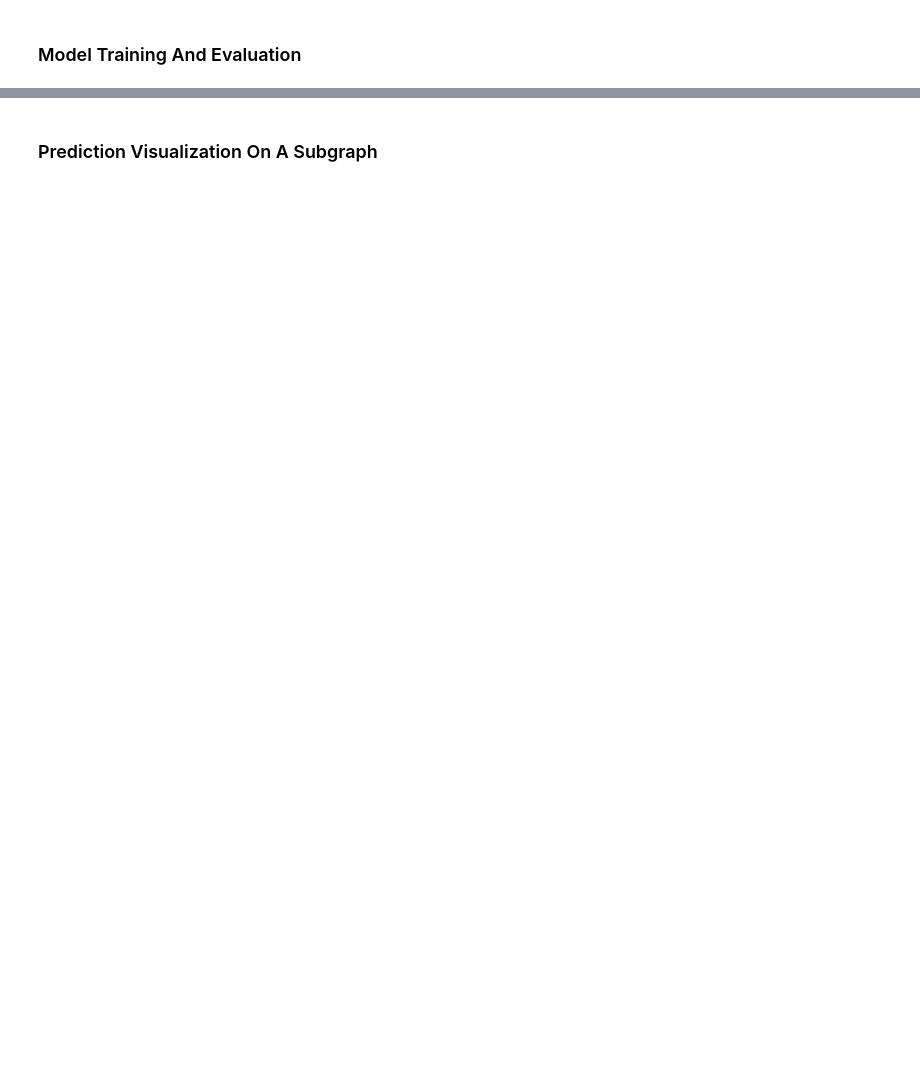
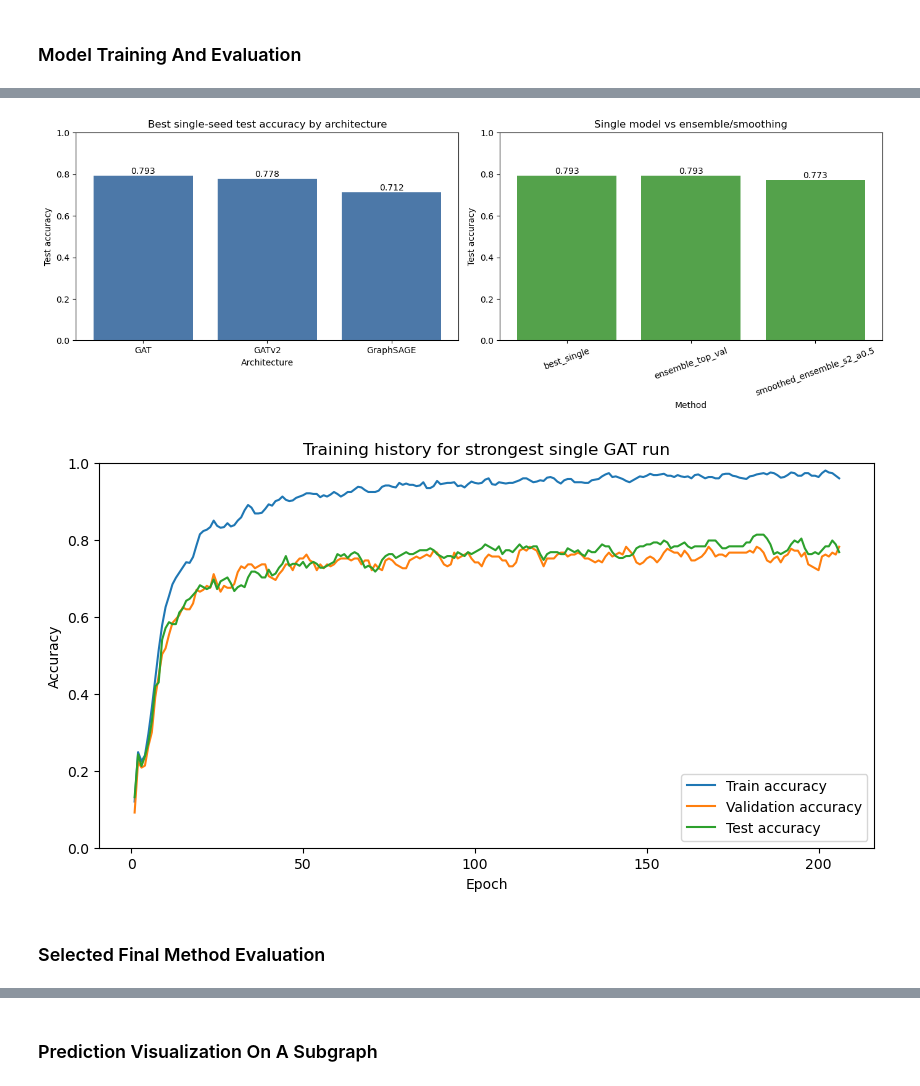
Before and after one commit to vladmysko123/IW1.-Graph-ML, a Jupyter notebook: main.ipynb, the cells around one changed output, grey strips where cells are left out. Drawn from its saved outputs; the diff is of its cells as text; code cells hidden in the pictures; blank space fills up the shorter version.

```diff
--- a/main.ipynb
+++ b/main.ipynb
@@ -894,0 +1163,41 @@ plt.show()
+# %%
+fig, axes = plt.subplots(1, 2, figsize=(14, 5))
+
+arch_plot = best_by_architecture.sort_values("model")
+axes[0].bar(arch_plot["model"], arch_plot["test_accuracy"], color="#4c78a8")
+axes[0].set_title("Best single-seed test accuracy by architecture")
+axes[0].set_xlabel("Architecture")
+axes[0].set_ylabel("Test accuracy")
+axes[0].set_ylim(0, 1)
+for index, row in arch_plot.reset_index(drop=True).iterrows():
+    axes[0].text(index, row["test_accuracy"] + 0.01, f"{row['test_accuracy']:.3f}", ha="center")
+
+method_plot = comparison_df.sort_values("method")
+axes[1].bar(method_plot["method"], method_plot["test_accuracy"], color="#54a24b")
+axes[1].set_title("Single model vs ensemble/smoothing")
+axes[1].set_xlabel("Method")
+axes[1].set_ylabel("Test accuracy")
+axes[1].set_ylim(0, 1)
+axes[1].tick_params(axis="x", labelrotation=20)
+for index, row in method_plot.reset_index(drop=True).iterrows():
+    axes[1].text(index, row["test_accuracy"] + 0.01, f"{row['test_accuracy']:.3f}", ha="center")
+
+plt.tight_layout()
+plt.show()
+
+history = best_run["history"]
+plt.figure(figsize=(10, 5))
+plt.plot(history["epoch"], history["train_accuracy"], label="Train accuracy")
+plt.plot(history["epoch"], history["val_accuracy"], label="Validation accuracy")
+plt.plot(history["epoch"], history["test_accuracy"], label="Test accuracy")
+plt.title(f"Training history for strongest single {best_run['model']} run")
+plt.xlabel("Epoch")
+plt.ylabel("Accuracy")
+plt.ylim(0, 1)
+plt.legend()
+plt.show()
+# %% [output]
+[figure, added]
+[figure, added]
+# %% [markdown]
+### Selected Final Method Evaluation
```
Also changed, not shown: parts of 15 cells of this notebook.
